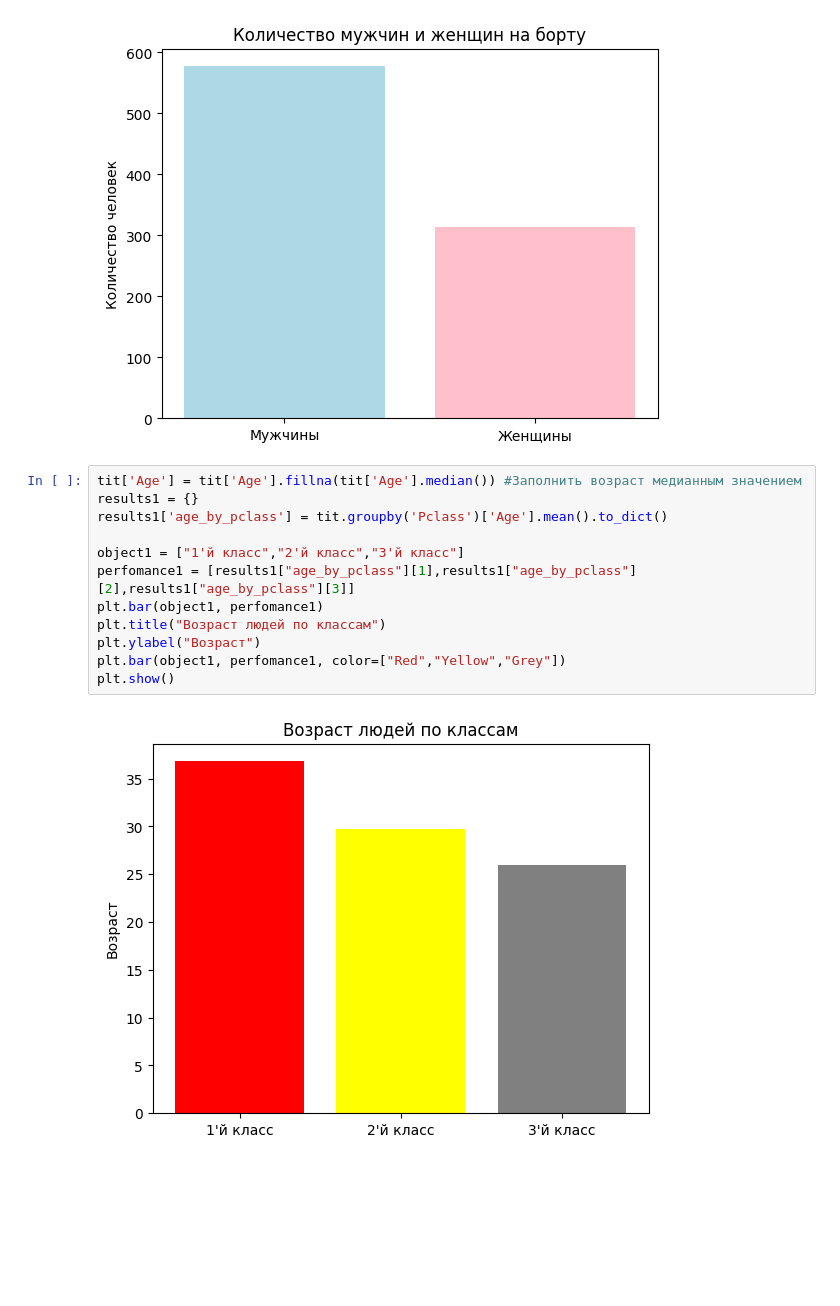
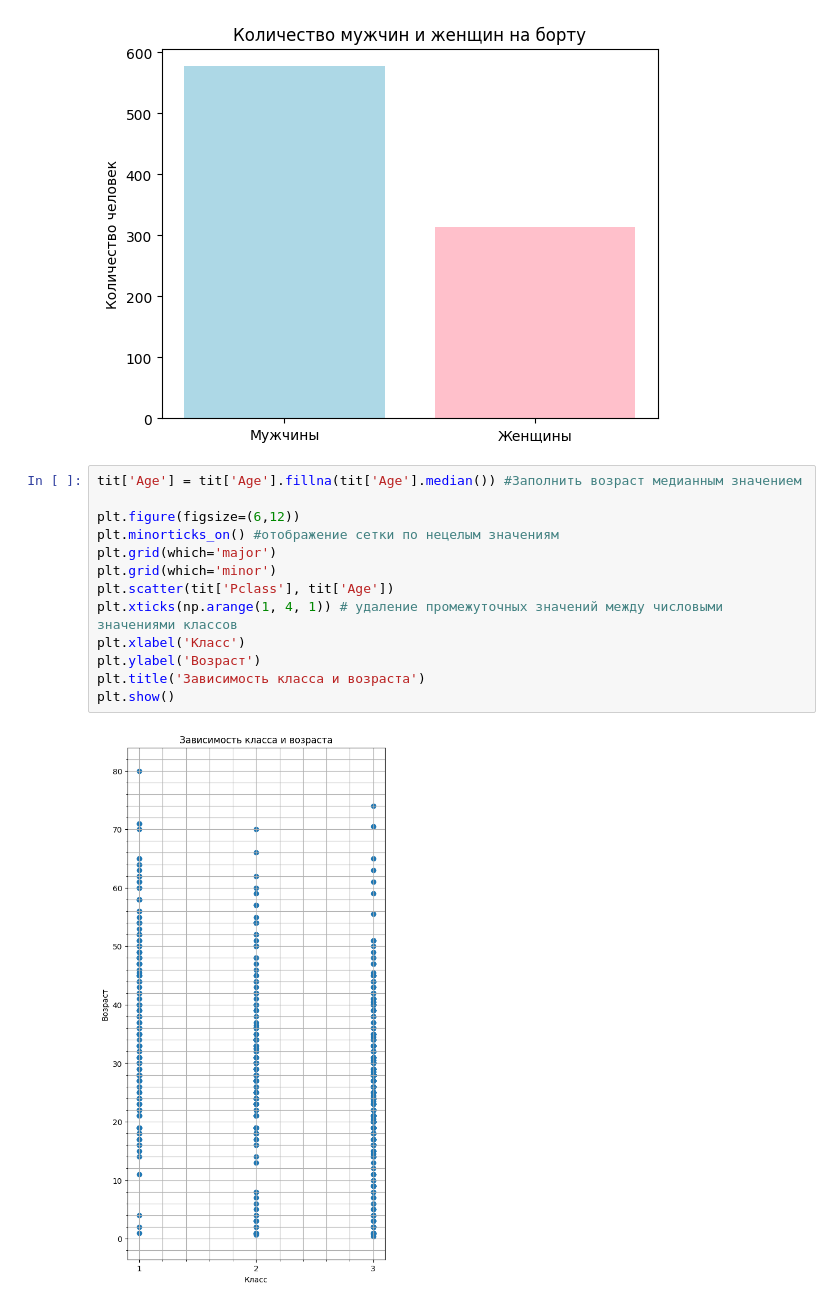
Before and after one commit to StepanPro999636/bool_bool, a Jupyter notebook: homework/homework_lesson3_Lazarenko_Stephan.ipynb, the cells around one changed output. Cells and saved outputs as stored; diff of their text form; blank space fills up the shorter version.

```diff
--- a/homework/homework_lesson3_Lazarenko_Stephan.ipynb
+++ b/homework/homework_lesson3_Lazarenko_Stephan.ipynb
@@ -45,16 +47,17 @@ plt.show()
 [figure]
 # %%
 tit['Age'] = tit['Age'].fillna(tit['Age'].median()) #Заполнить возраст медианным значением
-results1 = {}
-results1['age_by_pclass'] = tit.groupby('Pclass')['Age'].mean().to_dict()
 
-object1 = ["1'й класс","2'й класс","3'й класс"]
-perfomance1 = [results1["age_by_pclass"][1],results1["age_by_pclass"][2],results1["age_by_pclass"][3]]
-plt.bar(object1, perfomance1)
-plt.title("Возраст людей по классам")
-plt.ylabel("Возраст")
-plt.bar(object1, perfomance1, color=["Red","Yellow","Grey"])
+plt.figure(figsize=(6,12))
+plt.minorticks_on() #отображение сетки по нецелым значениям
+plt.grid(which='major')
+plt.grid(which='minor')
+plt.scatter(tit['Pclass'], tit['Age'])
+plt.xticks(np.arange(1, 4, 1)) # удаление промежуточных значений между числовыми значениями классов
+plt.xlabel('Класс')
+plt.ylabel('Возраст')
+plt.title('Зависимость класса и возраста')
 plt.show()
 # %% [output]
-[figure, old version]
+[figure, new version]
 # %%
```
Also changed, not shown: parts of 2 cells of this notebook.
